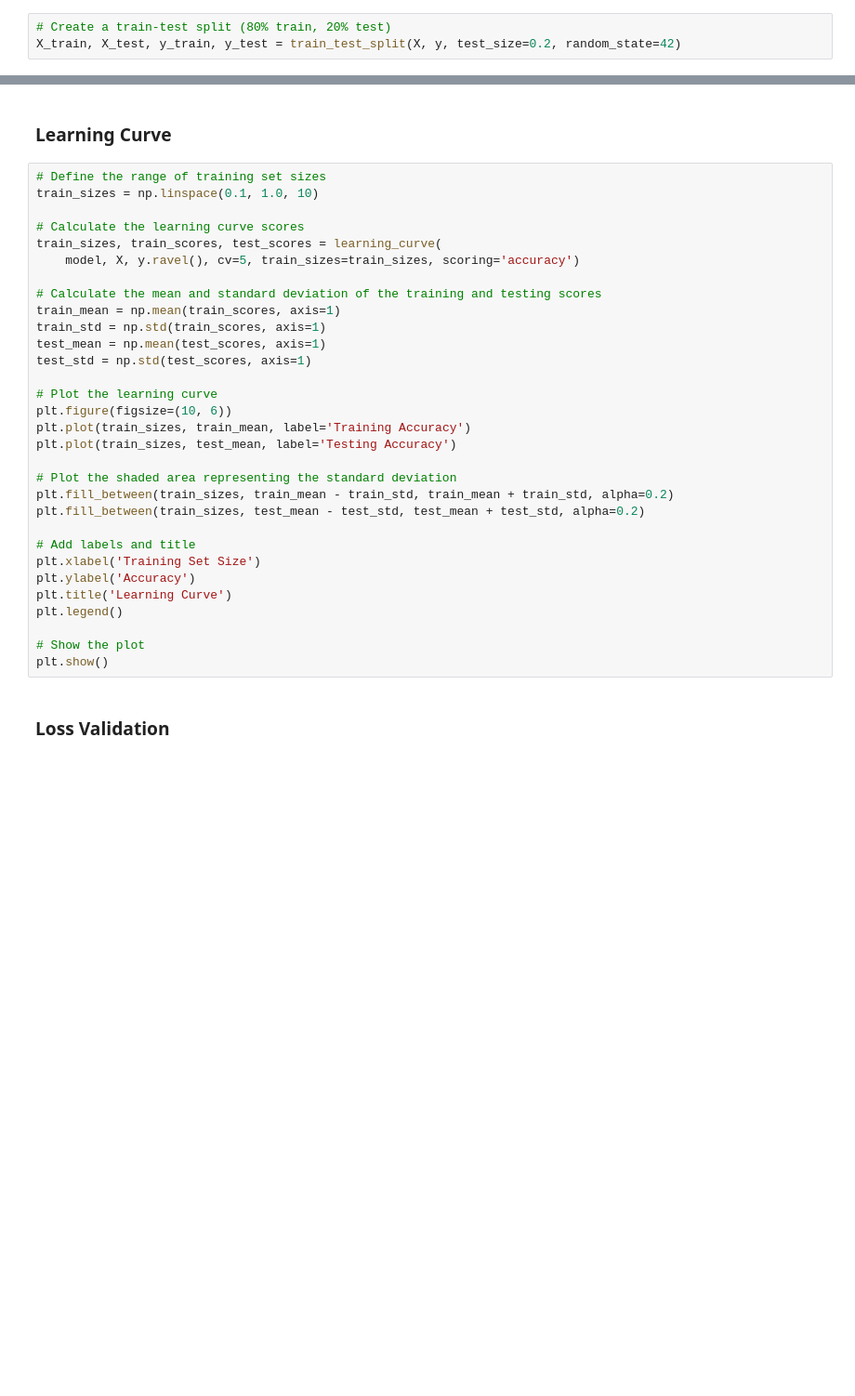
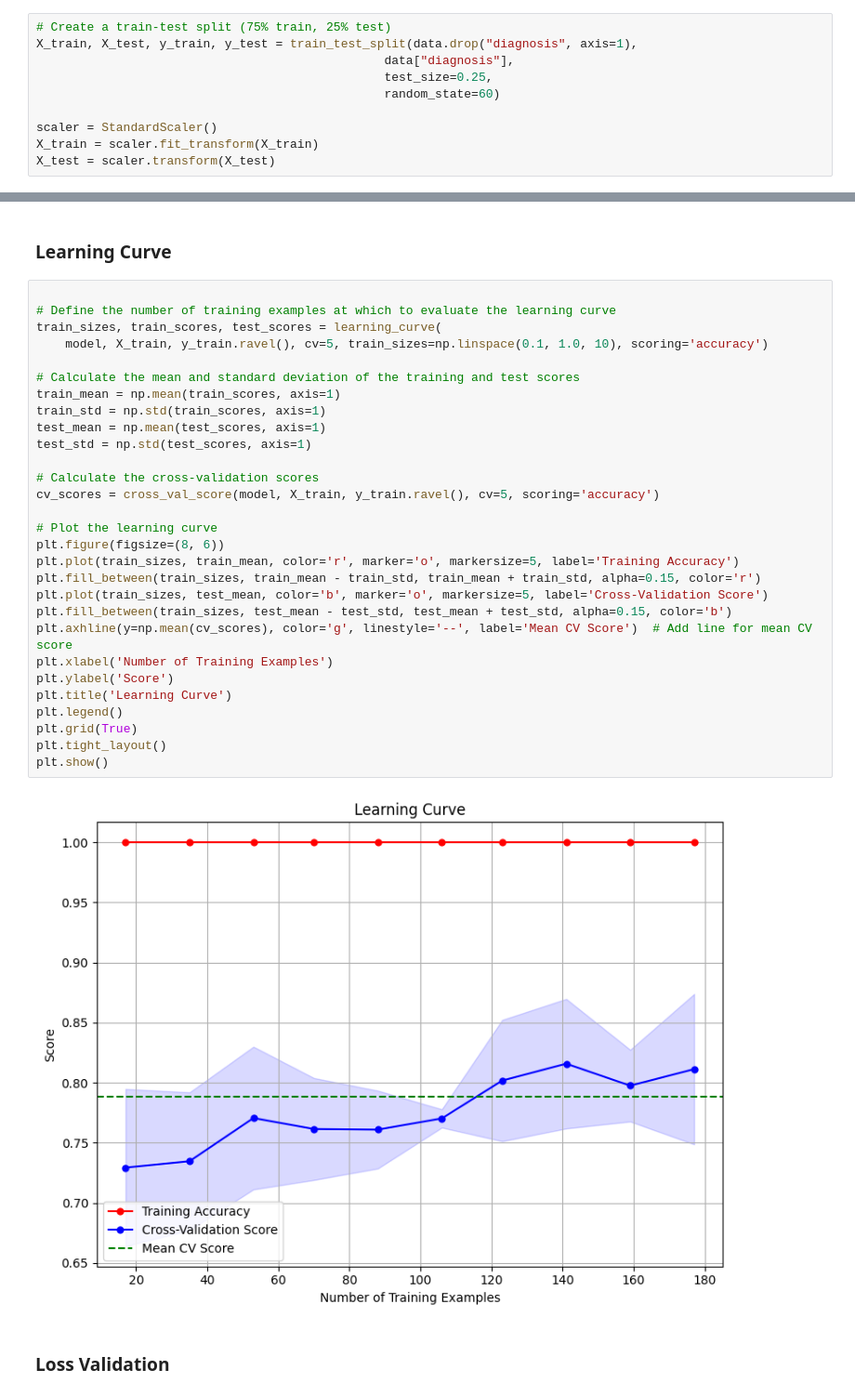
Before and after one commit to icbaptista/heart-disease-prediction-with-ML, a Jupyter notebook: neural_networks.ipynb, the cells around one changed output, grey strips where cells are left out. Shown at 93% size. Saved outputs shown, nothing was run; the diff lists cells and outputs as text; blank space fills up the shorter version.

```diff
--- a/neural_networks.ipynb
+++ b/neural_networks.ipynb
@@ -70,6 +112,13 @@ plt.show()
 # %%
-# Create a train-test split (80% train, 20% test)
-X_train, X_test, y_train, y_test = train_test_split(X, y, test_size=0.2, random_state=42)
+# Create a train-test split (75% train, 25% test)
+X_train, X_test, y_train, y_test = train_test_split(data.drop("diagnosis", axis=1),
+                                                data["diagnosis"],
+                                                test_size=0.25,
+                                                random_state=60)
+
+scaler = StandardScaler()
+X_train = scaler.fit_transform(X_train)
+X_test = scaler.transform(X_test)
 # %% [markdown]
 ## Unregularized Neural Network
 # %%
@@ -127,36 +198,36 @@ print(cr)
 # %% [markdown]
 ### Learning Curve
 # %%
-# Define the range of training set sizes
-train_sizes = np.linspace(0.1, 1.0, 10)
 
-# Calculate the learning curve scores
+# Define the number of training examples at which to evaluate the learning curve
 train_sizes, train_scores, test_scores = learning_curve(
-    model, X, y.ravel(), cv=5, train_sizes=train_sizes, scoring='accuracy')
+    model, X_train, y_train.ravel(), cv=5, train_sizes=np.linspace(0.1, 1.0, 10), scoring='accuracy')
 
-# Calculate the mean and standard deviation of the training and testing scores
+# Calculate the mean and standard deviation of the training and test scores
 train_mean = np.mean(train_scores, axis=1)
 train_std = np.std(train_scores, axis=1)
 test_mean = np.mean(test_scores, axis=1)
 test_std = np.std(test_scores, axis=1)
 
+# Calculate the cross-validation scores
+cv_scores = cross_val_score(model, X_train, y_train.ravel(), cv=5, scoring='accuracy')
+
 # Plot the learning curve
-plt.figure(figsize=(10, 6))
-plt.plot(train_sizes, train_mean, label='Training Accuracy')
-plt.plot(train_sizes, test_mean, label='Testing Accuracy')
-
-# Plot the shaded area representing the standard deviation
-plt.fill_between(train_sizes, train_mean - train_std, train_mean + train_std, alpha=0.2)
-plt.fill_between(train_sizes, test_mean - test_std, test_mean + test_std, alpha=0.2)
-
-# Add labels and title
-plt.xlabel('Training Set Size')
-plt.ylabel('Accuracy')
+plt.figure(figsize=(8, 6))
+plt.plot(train_sizes, train_mean, color='r', marker='o', markersize=5, label='Training Accuracy')
+plt.fill_between(train_sizes, train_mean - train_std, train_mean + train_std, alpha=0.15, color='r')
+plt.plot(train_sizes, test_mean, color='b', marker='o', markersize=5, label='Cross-Validation Score')
+plt.fill_between(train_sizes, test_mean - test_std, test_mean + test_std, alpha=0.15, color='b')
+plt.axhline(y=np.mean(cv_scores), color='g', linestyle='--', label='Mean CV Score')  # Add line for mean CV score
+plt.xlabel('Number of Training Examples')
+plt.ylabel('Score')
 plt.title('Learning Curve')
 plt.legend()
-
-# Show the plot
+plt.grid(True)
+plt.tight_layout()
 plt.show()
+# %% [output]
+[figure, added]
 # %% [markdown]
 ### Loss Validation
 # %%
```
Also changed, not shown: parts of 15 cells of this notebook.
